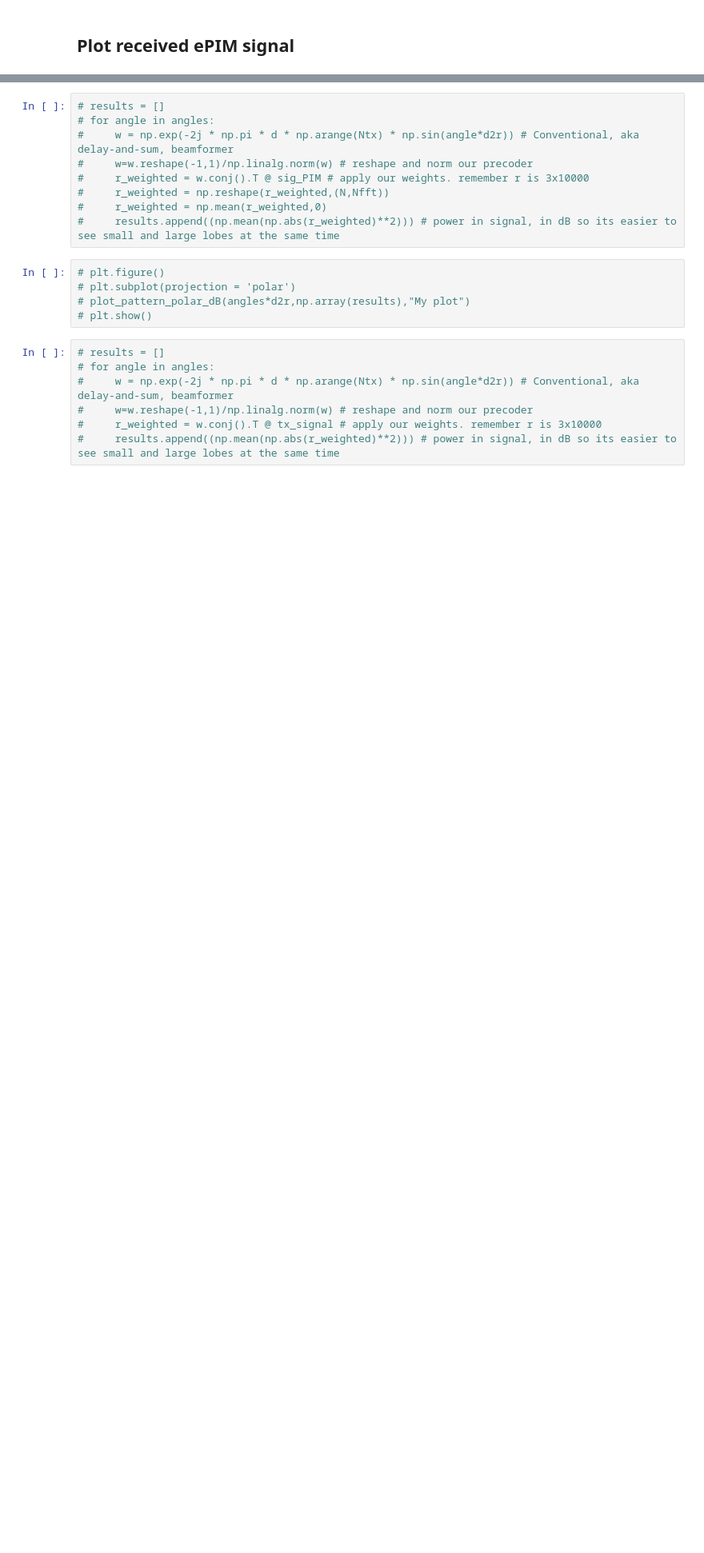
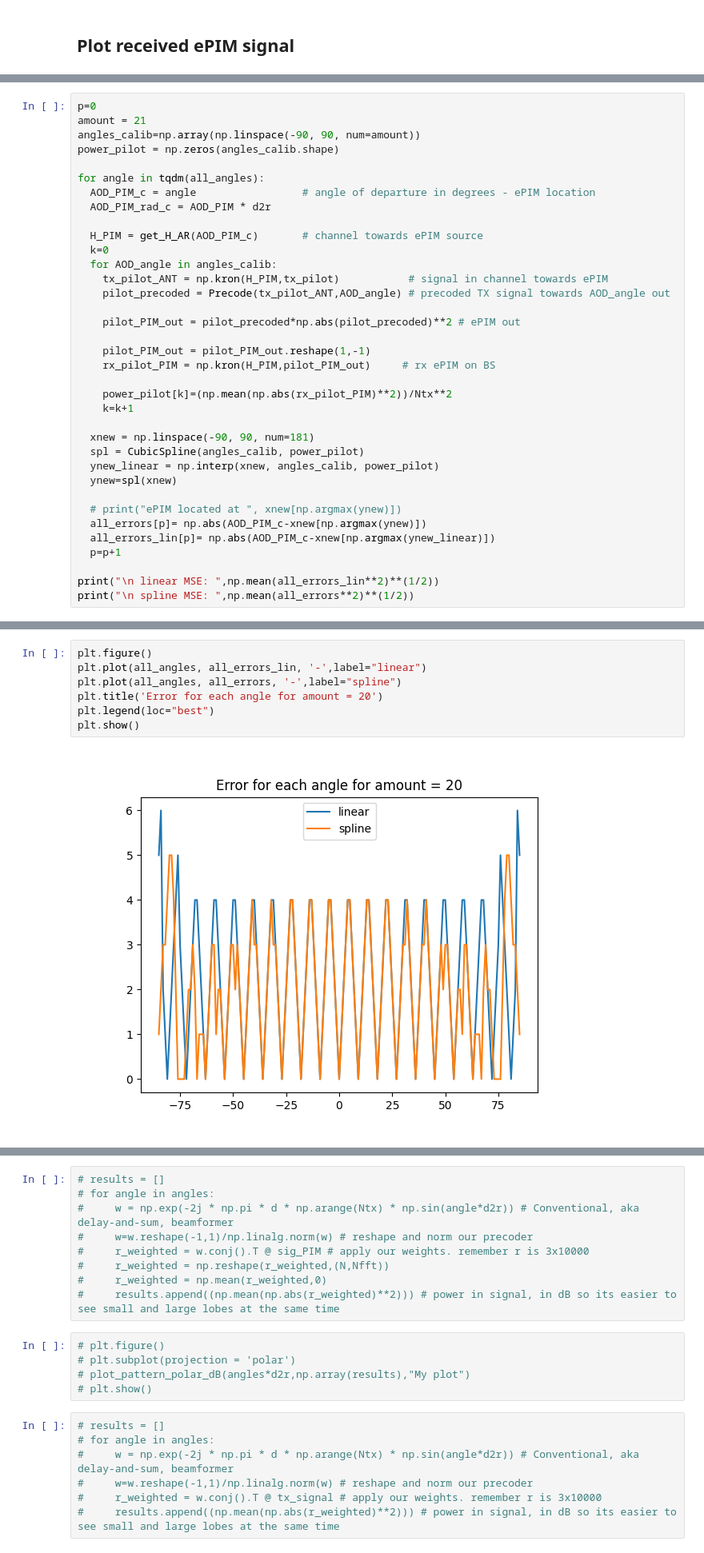
Before and after one commit to ladnlav/diploma, a Jupyter notebook: MM.ipynb, the cells around one changed output, grey strips where cells are left out. Shown at 80% size. Drawn from its saved outputs; the diff is of its cells as text; blank space fills up the shorter version.

```diff
--- a/MM.ipynb
+++ b/MM.ipynb
@@ -522,0 +601,36 @@ plt.show()
+# %%
+p=0
+amount = 21
+angles_calib=np.array(np.linspace(-90, 90, num=amount))
+power_pilot = np.zeros(angles_calib.shape)
+
+for angle in tqdm(all_angles):
+  AOD_PIM_c = angle                 # angle of departure in degrees - ePIM location
+  AOD_PIM_rad_c = AOD_PIM * d2r
+
+  H_PIM = get_H_AR(AOD_PIM_c)       # channel towards ePIM source
+  k=0
+  for AOD_angle in angles_calib:
+    tx_pilot_ANT = np.kron(H_PIM,tx_pilot)           # signal in channel towards ePIM
+    pilot_precoded = Precode(tx_pilot_ANT,AOD_angle) # precoded TX signal towards AOD_angle out
+
+    pilot_PIM_out = pilot_precoded*np.abs(pilot_precoded)**2 # ePIM out
+
+    pilot_PIM_out = pilot_PIM_out.reshape(1,-1)
+    rx_pilot_PIM = np.kron(H_PIM,pilot_PIM_out)     # rx ePIM on BS
+
+    power_pilot[k]=(np.mean(np.abs(rx_pilot_PIM)**2))/Ntx**2
+    k=k+1
+
+  xnew = np.linspace(-90, 90, num=181)
+  spl = CubicSpline(angles_calib, power_pilot)
+  ynew_linear = np.interp(xnew, angles_calib, power_pilot)
+  ynew=spl(xnew)
+
+  # print("ePIM located at ", xnew[np.argmax(ynew)])
+  all_errors[p]= np.abs(AOD_PIM_c-xnew[np.argmax(ynew)])
+  all_errors_lin[p]= np.abs(AOD_PIM_c-xnew[np.argmax(ynew_linear)])
+  p=p+1
+
+print("\n linear MSE: ",np.mean(all_errors_lin**2)**(1/2))
+print("\n spline MSE: ",np.mean(all_errors**2)**(1/2))
@@ -522,0 +641,9 @@ plt.show()
+# %%
+plt.figure()
+plt.plot(all_angles, all_errors_lin, '-',label="linear")
+plt.plot(all_angles, all_errors, '-',label="spline")
+plt.title('Error for each angle for amount = 20')
+plt.legend(loc="best")
+plt.show()
+# %% [output]
+[figure, added]
```
Also changed, not shown: parts of 24 cells of this notebook.
